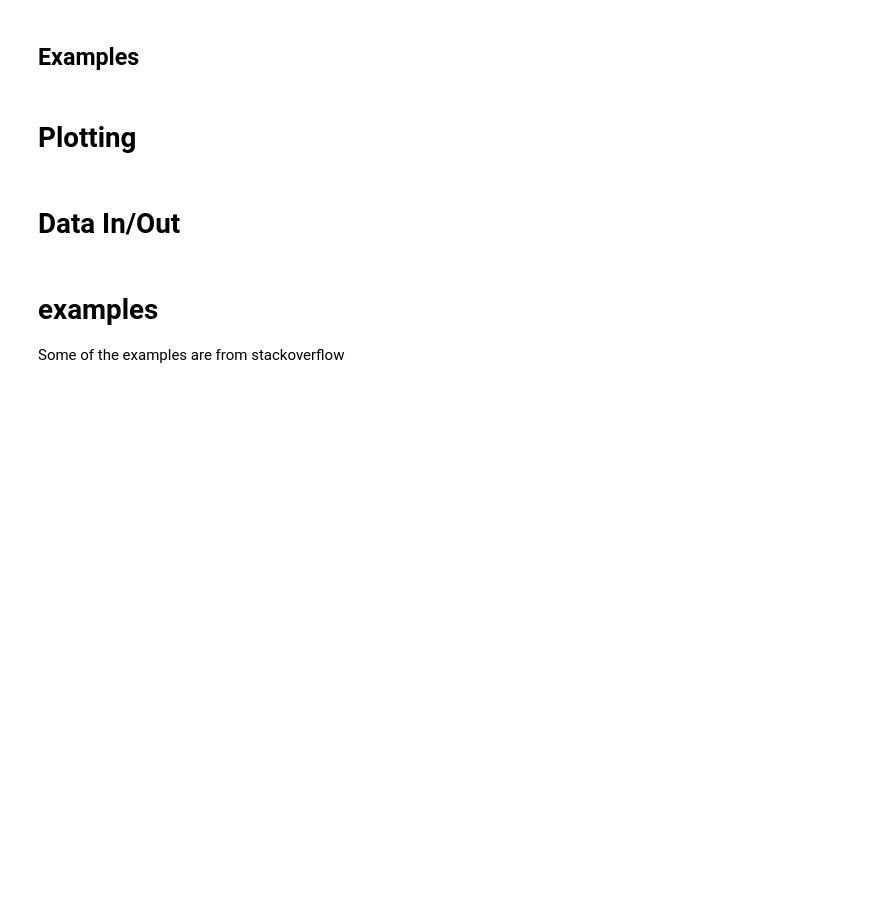
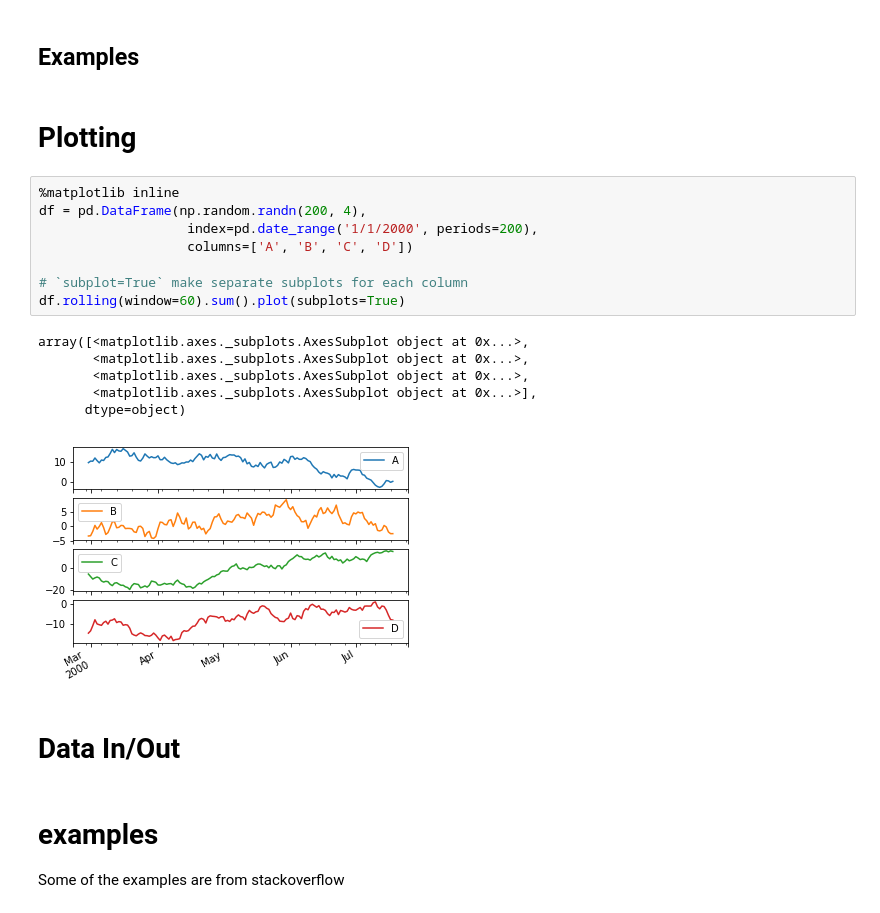
Before and after one commit to luilui163/zht, a Jupyter notebook: notebook/pandas handbook.ipynb, the cells around one changed output. Saved outputs shown, nothing was run; the diff lists cells and outputs as text; blank space fills up the shorter version.

```diff
--- a/notebook/pandas handbook.ipynb
+++ b/notebook/pandas handbook.ipynb
@@ -3746,6 +4324,21 @@ as [this link](https://stackoverflow.com/questions/29150346/pandas-modify-a-part
 ## Examples
 # %% [markdown]
 # Plotting
+# %%
+%matplotlib inline
+df = pd.DataFrame(np.random.randn(200, 4),
+                   index=pd.date_range('1/1/2000', periods=200),
+                   columns=['A', 'B', 'C', 'D'])
+
+# `subplot=True` make separate subplots for each column
+df.rolling(window=60).sum().plot(subplots=True)
+# %% [output]
+array([<matplotlib.axes._subplots.AxesSubplot object at 0x...>,
+       <matplotlib.axes._subplots.AxesSubplot object at 0x...>,
+       <matplotlib.axes._subplots.AxesSubplot object at 0x...>,
+       <matplotlib.axes._subplots.AxesSubplot object at 0x...>],
+      dtype=object)
+[figure, added]
 # %% [markdown]
 # Data In/Out
 # %% [markdown]
```
Also changed, not shown: parts of 79 cells of this notebook, 1 other file.
